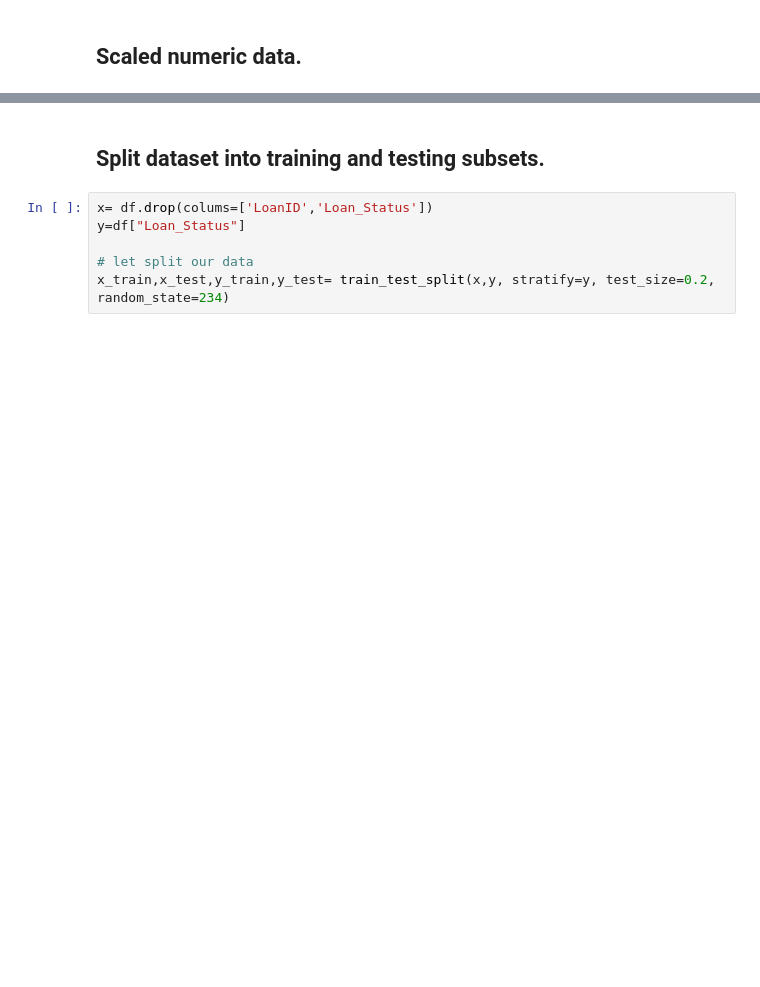
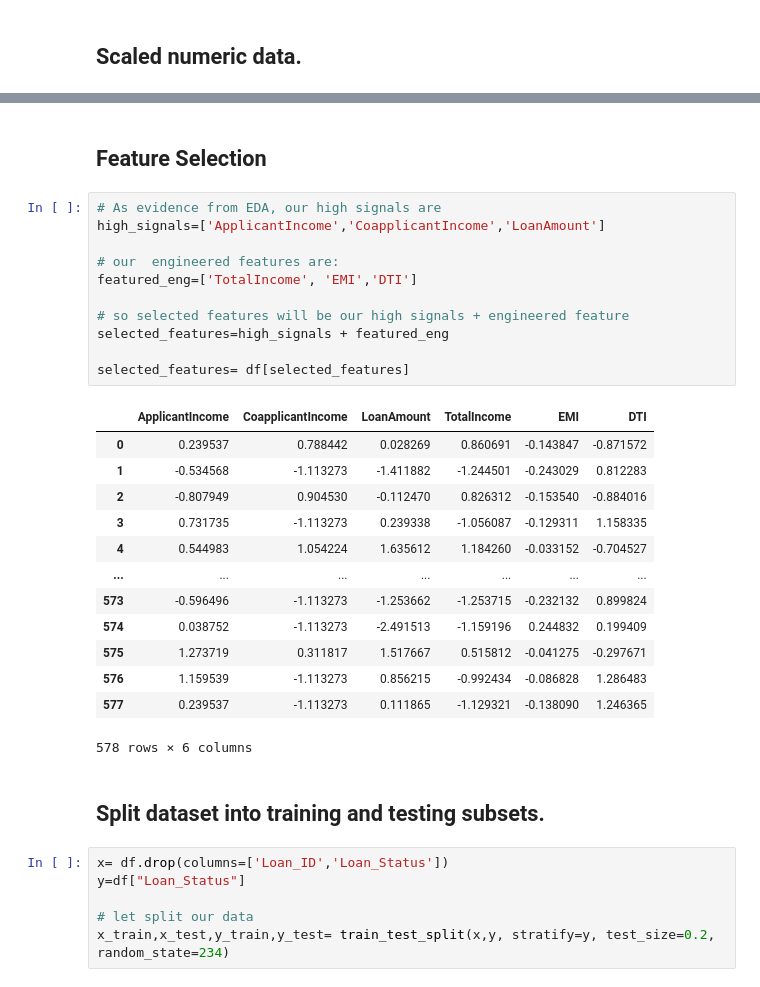
Before and after one commit to Olasquare043/EDA-on-Home-Loan-dataset, a Jupyter notebook: Preprocessing on Home loan.ipynb, the cells around one changed output, grey strips where cells are left out. Saved outputs shown, nothing was run; the diff lists cells and outputs as text; blank space fills up the shorter version.

```diff
--- a/Preprocessing on Home loan.ipynb
+++ b/Preprocessing on Home loan.ipynb
@@ -143,7 +227,34 @@ df[num_cols]= scaler.fit_transform(df[num_cols])
+# %% [markdown]
+## Feature Selection
+# %%
+# As evidence from EDA, our high signals are
+high_signals=['ApplicantIncome','CoapplicantIncome','LoanAmount']
+
+# our  engineered features are:
+featured_eng=['TotalIncome', 'EMI','DTI']
+
+# so selected features will be our high signals + engineered feature
+selected_features=high_signals + featured_eng
+
+selected_features= df[selected_features]
+# %% [output]
+|  | ApplicantIncome | CoapplicantIncome | LoanAmount | TotalIncome | EMI | DTI |
+| 0 | 0.239537 | 0.788442 | 0.028269 | 0.860691 | -0.143847 | -0.871572 |
+| 1 | -0.534568 | -1.113273 | -1.411882 | -1.244501 | -0.243029 | 0.812283 |
+| 2 | -0.807949 | 0.904530 | -0.112470 | 0.826312 | -0.153540 | -0.884016 |
+| 3 | 0.731735 | -1.113273 | 0.239338 | -1.056087 | -0.129311 | 1.158335 |
+| 4 | 0.544983 | 1.054224 | 1.635612 | 1.184260 | -0.033152 | -0.704527 |
+| ... | ... | ... | ... | ... | ... | ... |
+| 573 | -0.596496 | -1.113273 | -1.253662 | -1.253715 | -0.232132 | 0.899824 |
+| 574 | 0.038752 | -1.113273 | -2.491513 | -1.159196 | 0.244832 | 0.199409 |
+| 575 | 1.273719 | 0.311817 | 1.517667 | 0.515812 | -0.041275 | -0.297671 |
+| 576 | 1.159539 | -1.113273 | 0.856215 | -0.992434 | -0.086828 | 1.286483 |
+| 577 | 0.239537 | -1.113273 | 0.111865 | -1.129321 | -0.138090 | 1.246365 |
+578 rows × 6 columns
 # %% [markdown]
 ## **Split dataset into training and testing subsets.**
 # %%
-x= df.drop(colums=['LoanID','Loan_Status'])
+x= df.drop(columns=['Loan_ID','Loan_Status'])
 y=df["Loan_Status"]
 
 # let split our data
```
Also changed, not shown: parts of 15 cells of this notebook, 2 other files.
